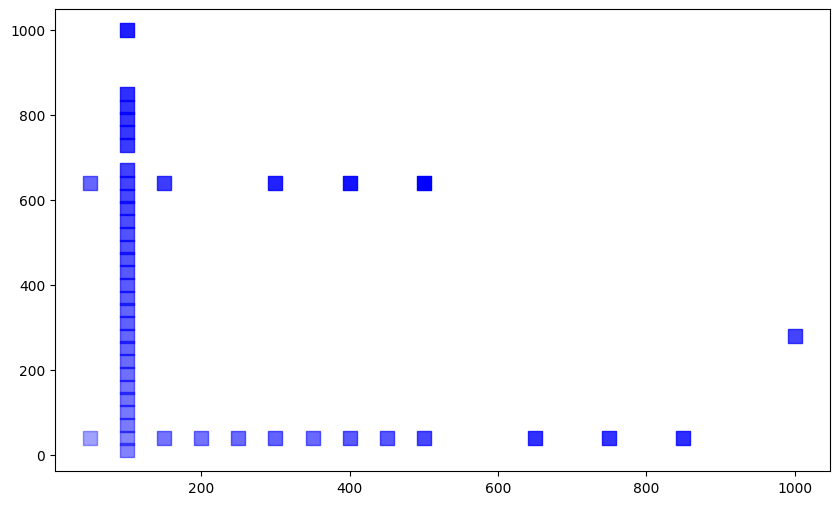
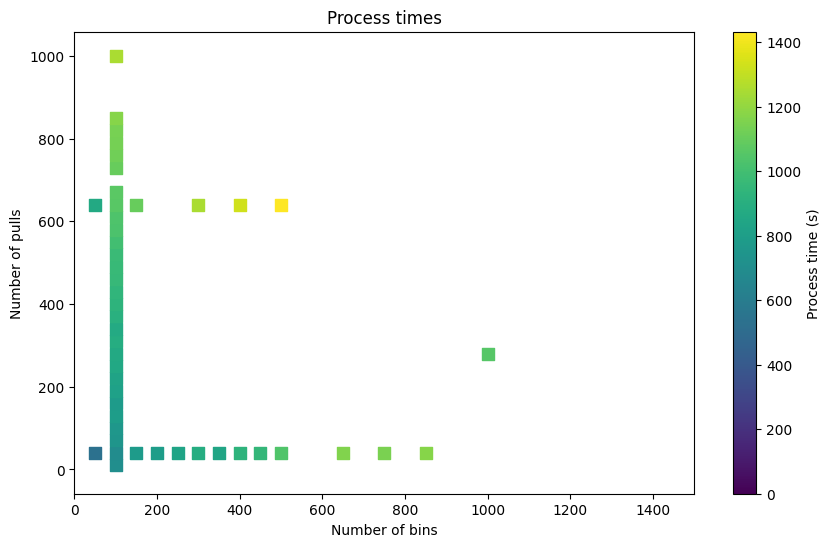
The change to this notebook cell's code, shown as a diff; its figure went from the first image to the second:
--- before
+++ after
@@ -1,4 +1,11 @@
 plt.figure(figsize=(10, 6))
 for bins, pulls in valid_process_times_points:
-    plt.scatter(bins, pulls, color='b', alpha=times_dict[(bins, pulls)][0]/max(process_times), marker='s', s=100)
+    plt.scatter(bins, pulls, c=times_dict[(bins, pulls)][0], cmap='viridis',marker='s', s=70, vmin=0, vmax=max(process_times))
+plt.colorbar(label='Process time (s)')
+plt.xlabel('Number of bins')
+plt.ylabel('Number of pulls')
+plt.title('Process times')
+plt.axis('equal')
+plt.xlim(0,1500)
+plt.ylim(0,1000)
 plt.show()

Commit: make more 2d plots